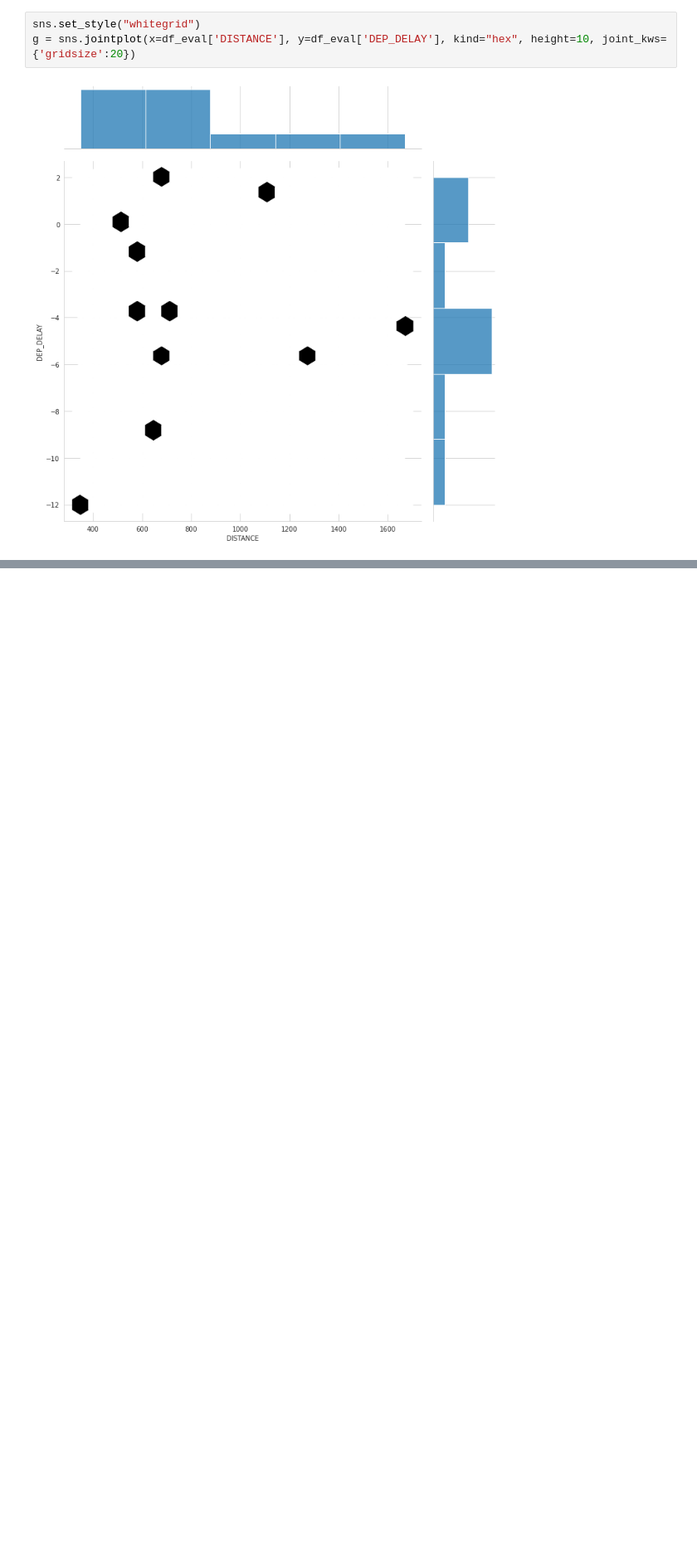
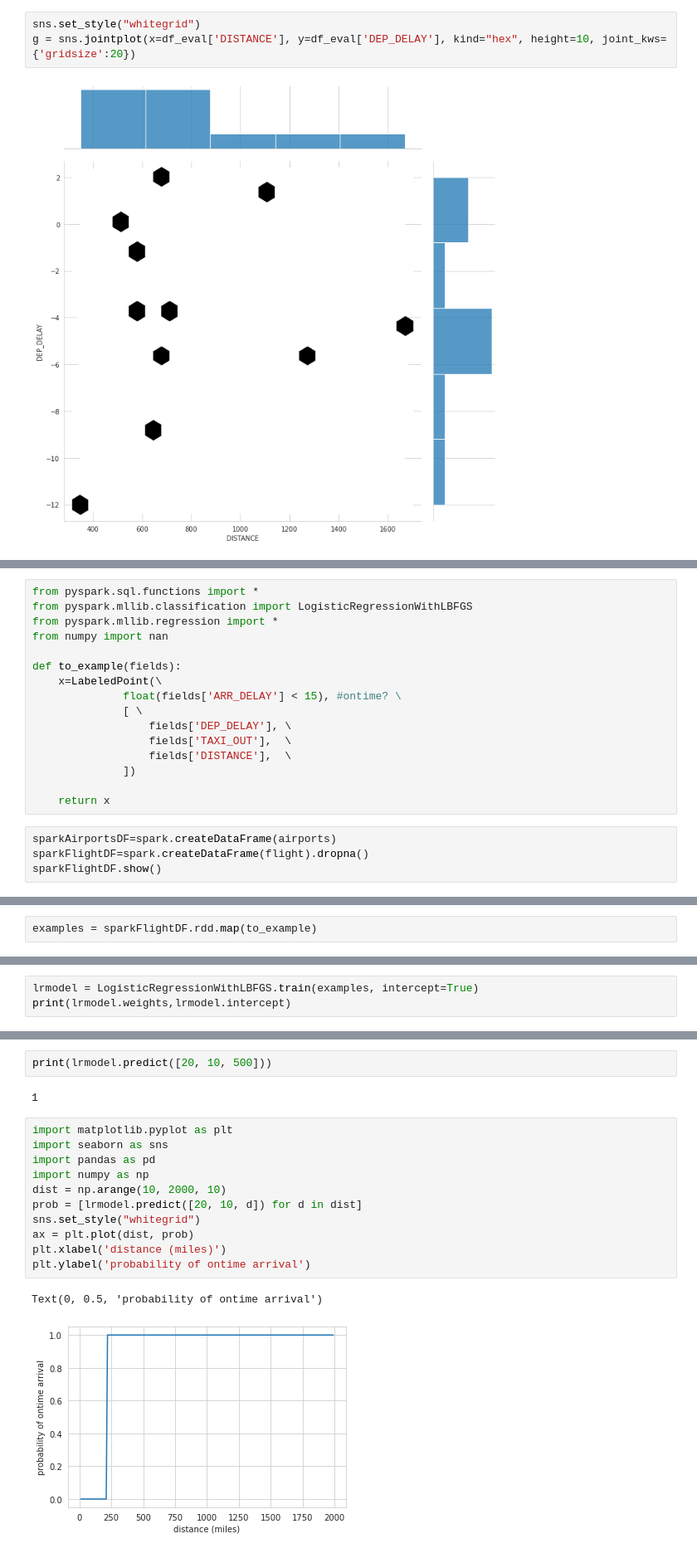
Before and after one commit to prakharsrivastava/powerbi, a Jupyter notebook: Data_Science_on_Google_Cloud_Platform_7.ipynb, the cells around one changed output, grey strips where cells are left out. Shown at 83% size. Saved outputs shown, nothing was run; the diff lists cells and outputs as text; blank space fills up the shorter version.

```diff
--- a/Data_Science_on_Google_Cloud_Platform_7.ipynb
+++ b/Data_Science_on_Google_Cloud_Platform_7.ipynb
@@ -394,0 +443,20 @@ g = sns.jointplot(x=df_eval['DISTANCE'], y=df_eval['DEP_DELAY'], kind="hex", hei
+# %%
+from pyspark.sql.functions import *
+from pyspark.mllib.classification import LogisticRegressionWithLBFGS
+from pyspark.mllib.regression import *
+from numpy import nan
+
+def to_example(fields):
+    x=LabeledPoint(\
+              float(fields['ARR_DELAY'] < 15), #ontime? \
+              [ \
+                  fields['DEP_DELAY'], \
+                  fields['TAXI_OUT'],  \
+                  fields['DISTANCE'],  \
+              ])
+
+    return x
+# %%
+sparkAirportsDF=spark.createDataFrame(airports)
+sparkFlightDF=spark.createDataFrame(flight).dropna()
+sparkFlightDF.show()
@@ -394,0 +481,2 @@ g = sns.jointplot(x=df_eval['DISTANCE'], y=df_eval['DEP_DELAY'], kind="hex", hei
+# %%
+examples = sparkFlightDF.rdd.map(to_example)
@@ -394,0 +503,3 @@ g = sns.jointplot(x=df_eval['DISTANCE'], y=df_eval['DEP_DELAY'], kind="hex", hei
+# %%
+lrmodel = LogisticRegressionWithLBFGS.train(examples, intercept=True)
+print(lrmodel.weights,lrmodel.intercept)
@@ -394,0 +545,18 @@ g = sns.jointplot(x=df_eval['DISTANCE'], y=df_eval['DEP_DELAY'], kind="hex", hei
+# %%
+print(lrmodel.predict([20, 10, 500]))
+# %% [output]
+1
+# %%
+import matplotlib.pyplot as plt
+import seaborn as sns
+import pandas as pd
+import numpy as np
+dist = np.arange(10, 2000, 10)
+prob = [lrmodel.predict([20, 10, d]) for d in dist]
+sns.set_style("whitegrid")
+ax = plt.plot(dist, prob)
+plt.xlabel('distance (miles)')
+plt.ylabel('probability of ontime arrival')
+# %% [output]
+Text(0, 0.5, 'probability of ontime arrival')
+[figure, added]
```
Also changed, not shown: parts of 19 cells of this notebook.
